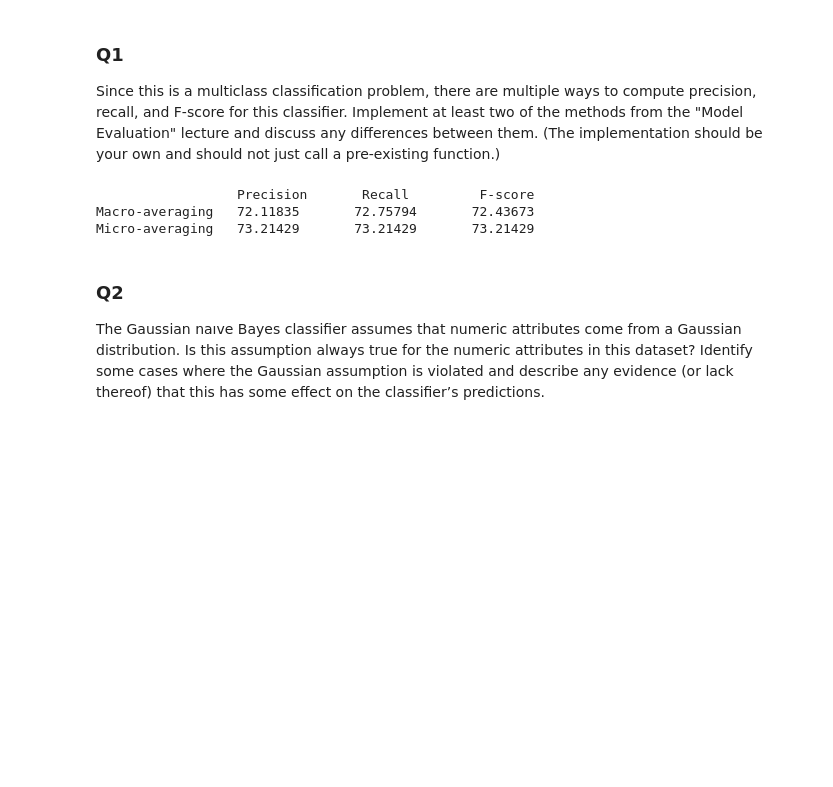
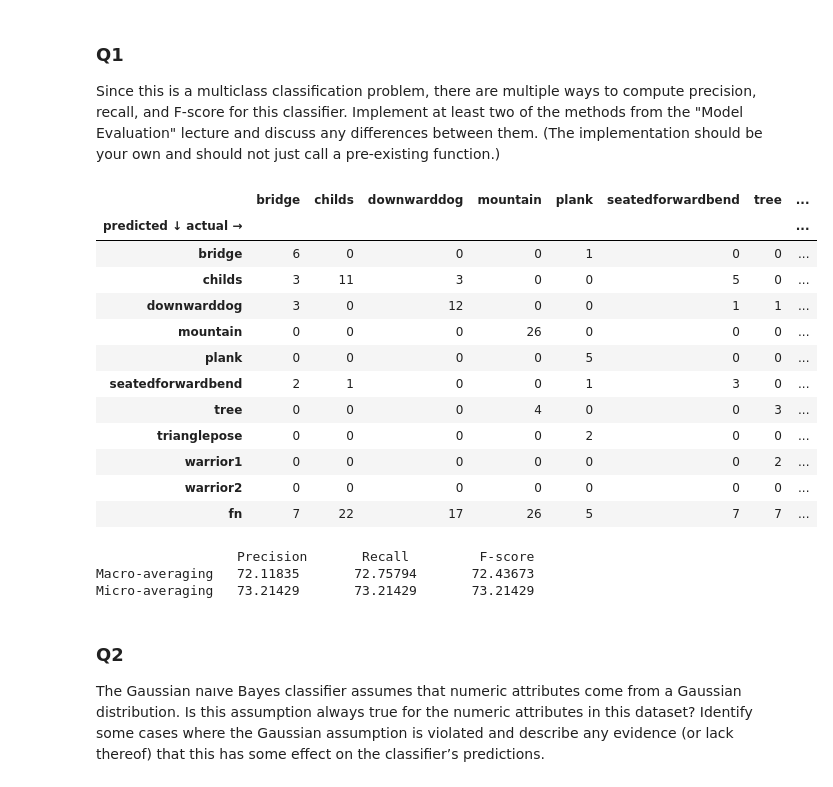
Before and after one commit to pbudiman/GaussianNaiveBayes, a Jupyter notebook: COMP30027_2021_assignment1_template.ipynb, the cells around one changed output. Saved outputs shown, nothing was run; the diff lists cells and outputs as text; code cells hidden in the pictures; blank space fills up the shorter version.

```diff
--- a/COMP30027_2021_assignment1_template.ipynb
+++ b/COMP30027_2021_assignment1_template.ipynb
@@ -277,23 +276,6 @@ A response to a question should take about 100–250 words, and make reference t
 Since this is a multiclass classification problem, there are multiple ways to compute precision, recall, and F-score for this classifier. Implement at least two of the methods from the "Model Evaluation" lecture and discuss any differences between them. (The implementation should be your own and should not just call a pre-existing function.)
 # %%
 #try macro averaging vs micro averaging
-
-#calculate true positive, true negative, false negative, and false positive values for each class
-def values(key, test_actual_class, predicted_classes):
-    tp = 0
-    tn = 0
-    fn = 0
-    fp = 0
-    for j in range(len(test_actual_class)):
-        if predicted_classes[j] == key and test_actual_class[j] == key and predicted_classes[j] == test_actual_class[j]:
-            tp += 1
-        elif predicted_classes[j] != key and test_actual_class[j] == key:
-            fn += 1
-        elif predicted_classes[j] == key and test_actual_class[j] != key:
-            fp += 1
-        elif predicted_classes[j] != key and test_actual_class[j] != key:
-            tn += 1
-    return tp, fn, fp, tn
 
 #calculate true positive, true negative, false negative, and false positive values for each class
 def values(key, test_actual_class, predicted_classes):
@@ -339,33 +321,87 @@ def micro_averaging(predicted_classes, test_actual_class, class_dict):
     tp = 0
     tn = 0
     fn = 0
     fp = 0
     total_tp = 0 #total true positive
     total_tp_fp = 0 #total true positive plus false positive (denominator for micro precision)
     total_tp_fn = 0 #total true positive plus false negative (denominator for micro recall)
     for i in class_dict.keys():
         tp, fn, fp, tn = values(i, test_actual_class, predicted_classes)
         total_tp += tp
         total_tp_fp += (tp+fp)
         total_tp_fn += (tp+fn)
         tp = 0
         tn = 0
         fn = 0
         fp = 0
 
     micro_precision = total_tp/total_tp_fp
     micro_recall = total_tp/total_tp_fn
     fscore_micro = (2*micro_precision*micro_recall)/(micro_precision+micro_recall)
     return micro_precision, micro_recall, fscore_micro
 
+#for displaying purpose
+def confusion_matrix(predicted_classes, test_actual_class, class_dict):
+
+    # confusion matrix dataframe
+    matrix = pd.DataFrame()
+    classes = np.unique(np.array(predicted_classes))
+    classes = np.append(classes,['fn'])
+    matrix['actual'] = classes
+
+    #initialise all columns and rows
+    zeros = pd.Series(np.zeros((len(classes),), dtype=int))
+    for i in range(len(classes)):
+        matrix[classes[i]] = zeros
+
+    matrix = matrix.set_index('actual')
+    matrix.index.name = "predicted ↓ actual →"
+
+    for j in range(len(predicted_classes)):
+        matrix.loc[predicted_classes[j],test_actual_class[j]]+=1
+
+    #calculate fn,tp,fp
+    FP=[]
+    FN=[]
+    TP=[]
+    for key in classes:
+        FP.append(sum(matrix.loc[key,:]))
+        FN.append(sum(matrix.loc[key,:]))
+        TP.append(matrix.loc[key,key])
+
+    #put fn,tp,fp into dataframe
+    matrix['fp'] = FP
+    matrix['tp'] = TP
+    for i in range(len(FN)):
+        matrix.loc['fn',classes[i]]= FN[i]
+    del matrix['fn']
+
+    display(matrix)
+
+    return matrix
+
 macro_precision, macro_recall, fscore_macro = macro_averaging(predicted_classes, test_actual_class, class_dict)
 micro_precision, micro_recall, fscore_micro = micro_averaging(predicted_classes, test_actual_class, class_dict)
+confusion_matrix(predicted_classes, test_actual_class, class_dict)
 
 
 print("{:<15}{:^15}{:^15}{:^15}".format("", "Precision", "Recall", "F-score"))
 print("{:<15}{:^15}{:^15}{:^15}".format("Macro-averaging", round(macro_precision*100, 5) , round(macro_recall*100,5), round(fscore_macro*100,5)))
 print("{:<15}{:^15}{:^15}{:^15}".format("Micro-averaging", round(micro_precision*100, 5) , round(micro_recall*100,5), round(fscore_micro*100,5)))
 # %% [output]
+|  | bridge | childs | downwarddog | mountain | plank | seatedforwardbend | tree | ... |
+| predicted ↓ actual → |  |  |  |  |  |  |  | ... |
+| bridge | 6 | 0 | 0 | 0 | 1 | 0 | 0 | ... |
+| childs | 3 | 11 | 3 | 0 | 0 | 5 | 0 | ... |
+| downwarddog | 3 | 0 | 12 | 0 | 0 | 1 | 1 | ... |
+| mountain | 0 | 0 | 0 | 26 | 0 | 0 | 0 | ... |
+| plank | 0 | 0 | 0 | 0 | 5 | 0 | 0 | ... |
+| seatedforwardbend | 2 | 1 | 0 | 0 | 1 | 3 | 0 | ... |
+| tree | 0 | 0 | 0 | 4 | 0 | 0 | 3 | ... |
+| trianglepose | 0 | 0 | 0 | 0 | 2 | 0 | 0 | ... |
+| warrior1 | 0 | 0 | 0 | 0 | 0 | 0 | 2 | ... |
+| warrior2 | 0 | 0 | 0 | 0 | 0 | 0 | 0 | ... |
+| fn | 7 | 22 | 17 | 26 | 5 | 7 | 7 | ... |
                   Precision       Recall         F-score
 Macro-averaging   72.11835       72.75794       72.43673
 Micro-averaging   73.21429       73.21429       73.21429
```
Also changed, not shown: parts of 5 cells of this notebook.
